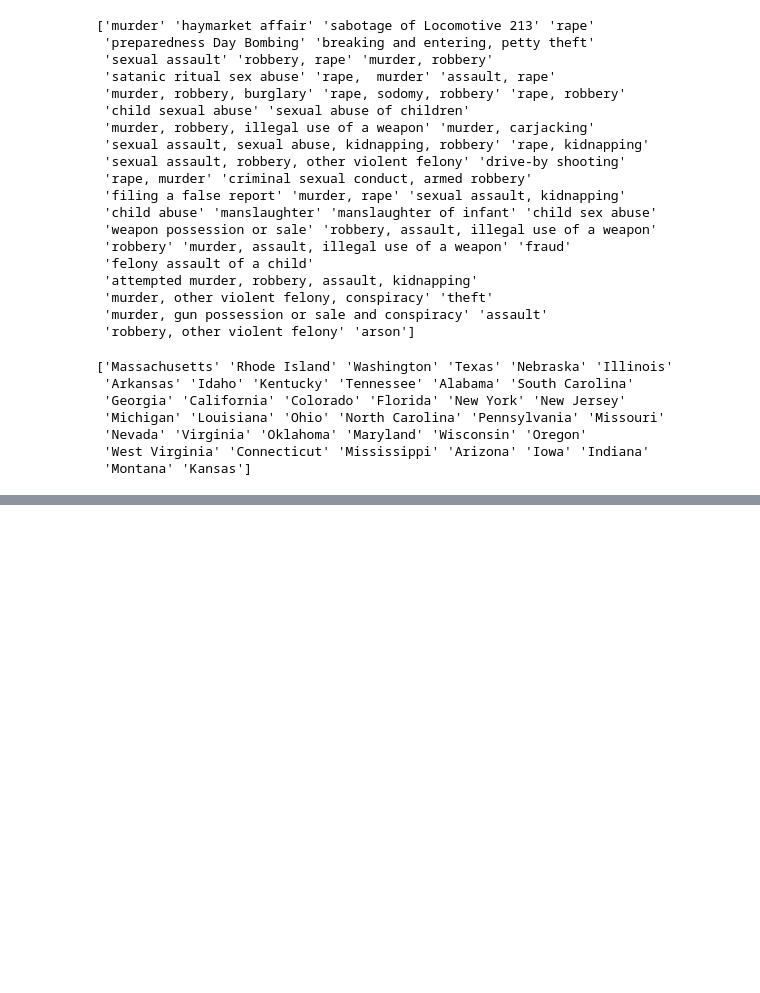
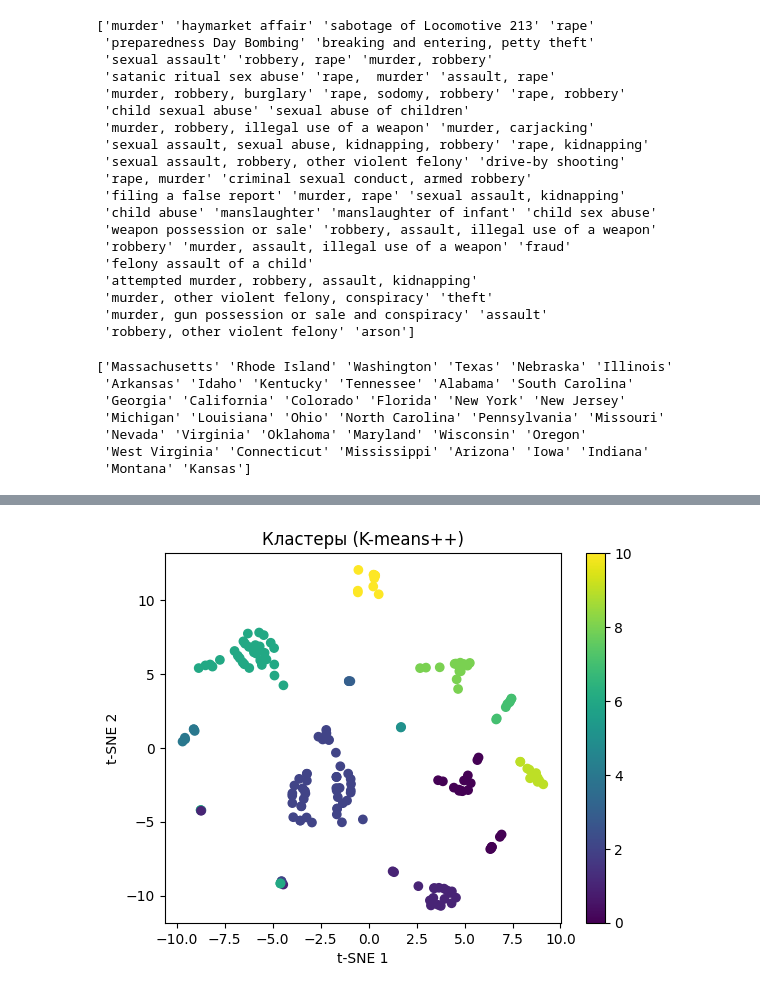
Before and after one commit to matv864/AI_work, a Jupyter notebook: theory/convictions.ipynb, the cells around one changed output, grey strips where cells are left out. Drawn from its saved outputs; the diff is of its cells as text; code cells hidden in the pictures; blank space fills up the shorter version.

```diff
--- a/theory/convictions.ipynb
+++ b/theory/convictions.ipynb
@@ -255,0 +296,14 @@ dataset.head(20)
+# %%
+clusters = kmeans.fit_predict(scaled_data)
+# %%
+tsne = TSNE(n_components=2, random_state=777)
+projected_data = tsne.fit_transform(scaled_data)
+
+plt.scatter(projected_data[:, 0], projected_data[:, 1], c=clusters, cmap="viridis")
+plt.xlabel("t-SNE 1")
+plt.ylabel("t-SNE 2")
+plt.title("Кластеры (K-means++)")
+plt.colorbar()
+plt.show()
+# %% [output]
+[figure, added]
```
Also changed, not shown: parts of 12 cells of this notebook.
